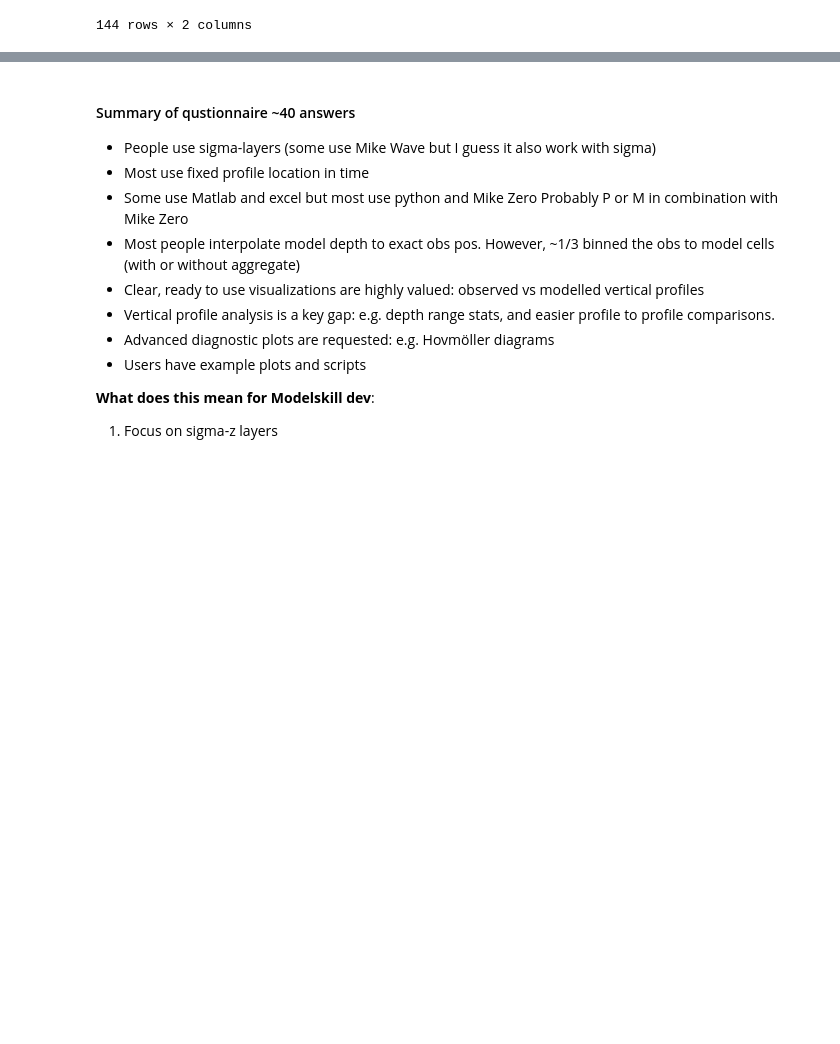
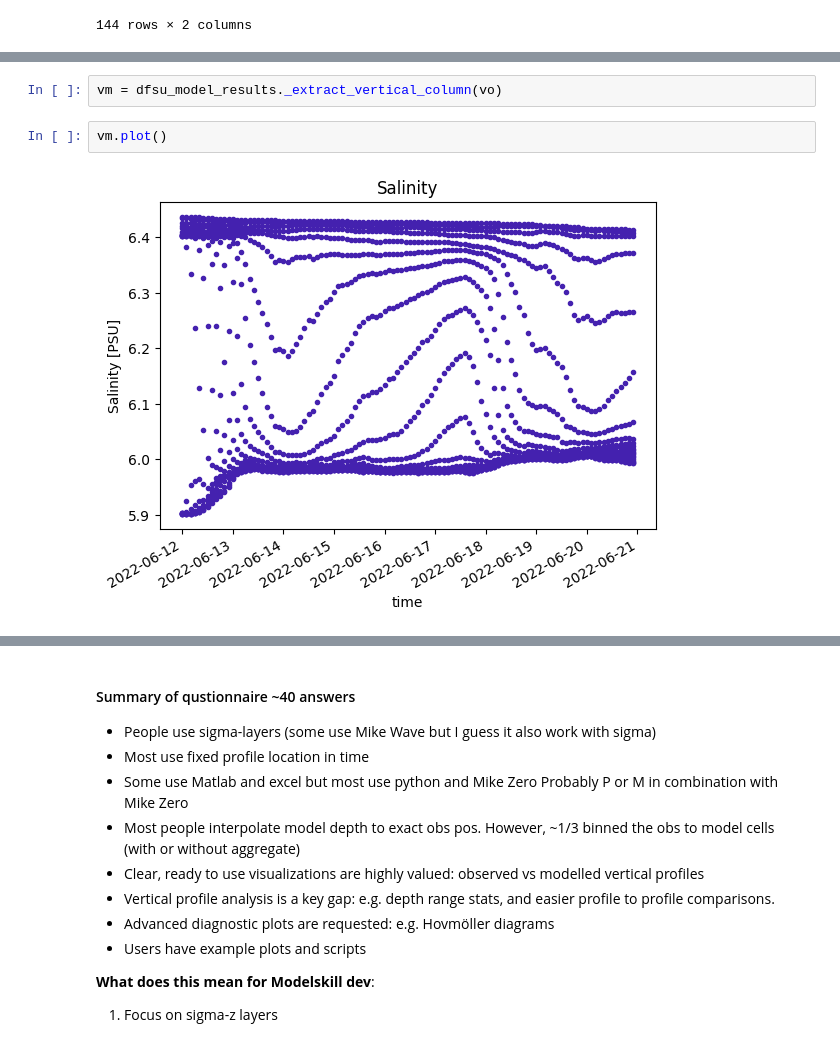
Before and after one commit to DHI/modelskill, a Jupyter notebook: notebooks/vertical_skill.ipynb, the cells around one changed output, grey strips where cells are left out. Cells and saved outputs as stored; diff of their text form; blank space fills up the shorter version.

```diff
--- a/notebooks/vertical_skill.ipynb
+++ b/notebooks/vertical_skill.ipynb
@@ -55,0 +120,6 @@ vo.to_dataframe()
+# %%
+vm = dfsu_model_results._extract_vertical_column(vo)
+# %%
+vm.plot()
+# %% [output]
+[figure, added]
```
Also changed, not shown: parts of 24 cells of this notebook.
